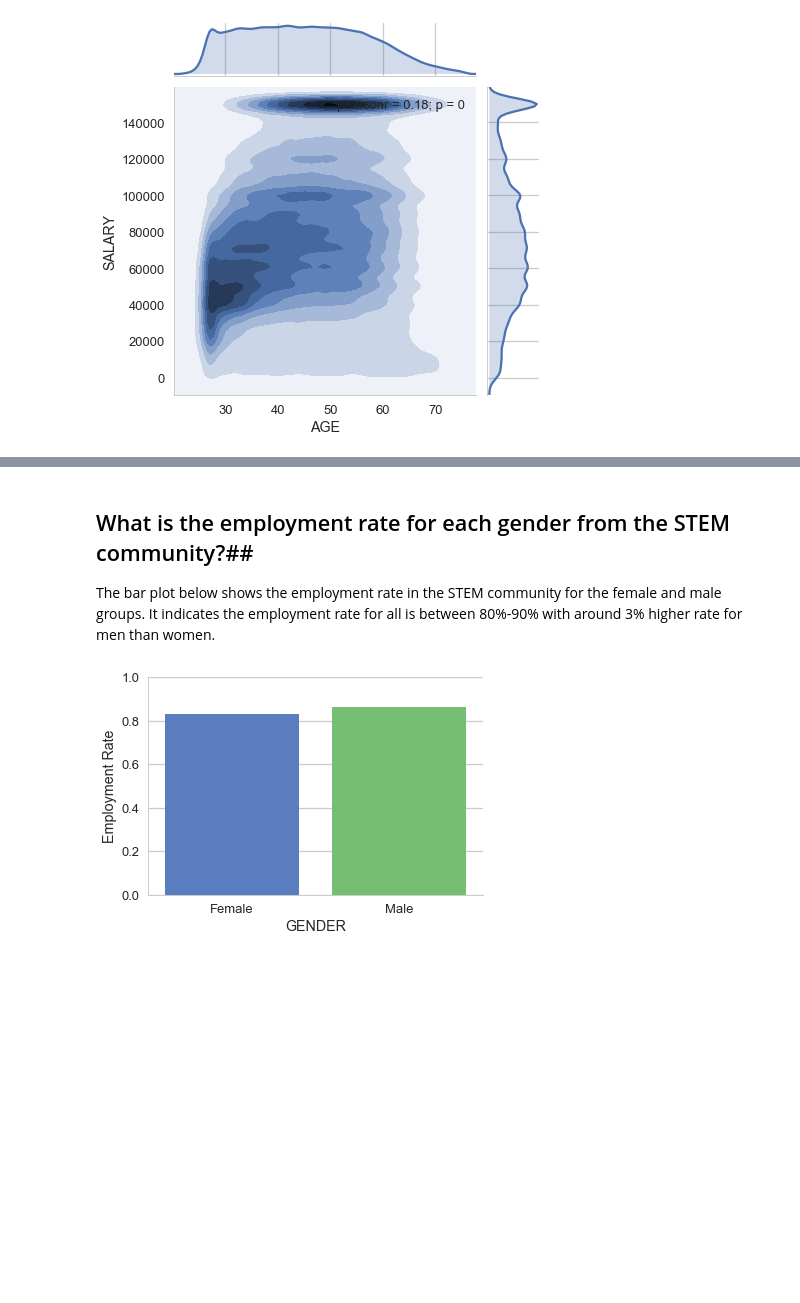
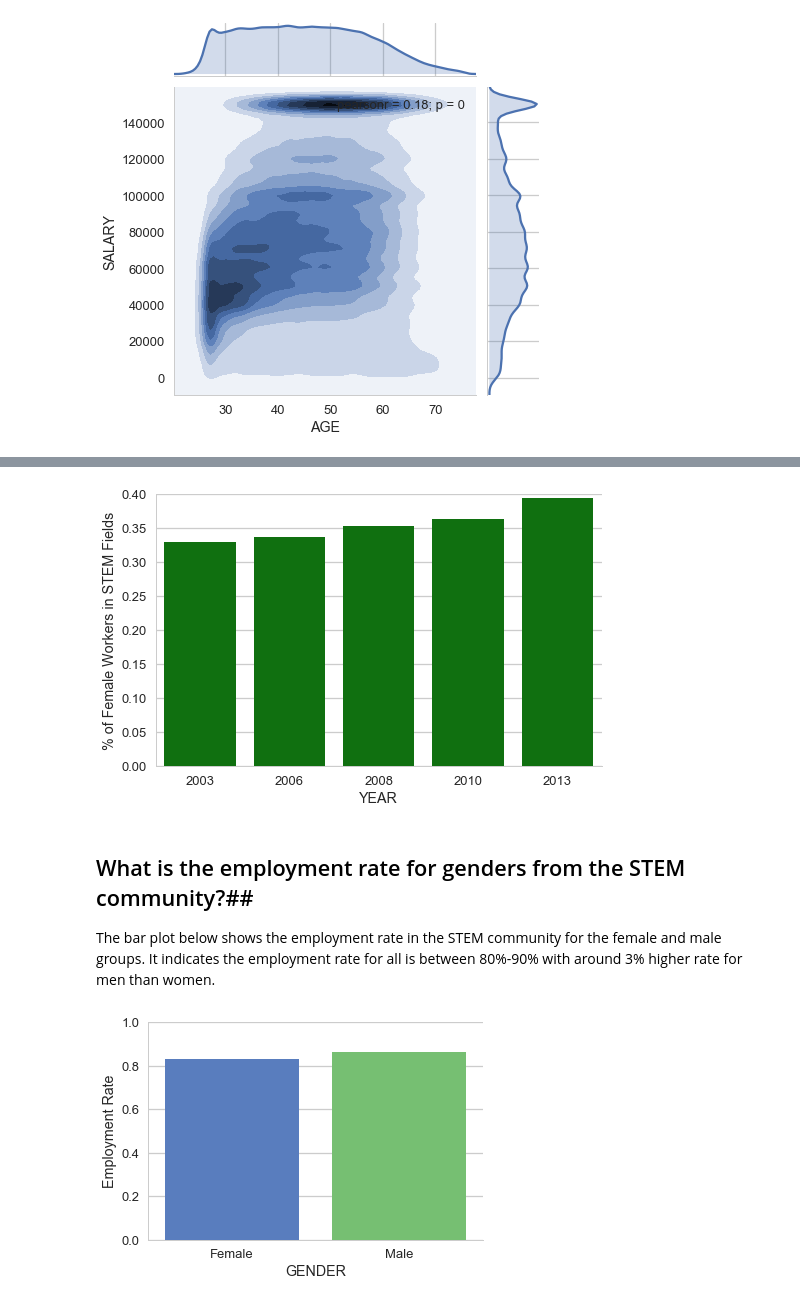
Before and after one commit to shuojiashi/women_in_stem, a Jupyter notebook: notebooks/HigherEdEDA_upload.ipynb, the cells around one changed output, grey strips where cells are left out. Cells and saved outputs as stored; diff of their text form; code cells hidden in the pictures; blank space fills up the shorter version.

Commit message:
change percentage plot

```diff
--- a/notebooks/HigherEdEDA_upload.ipynb
+++ b/notebooks/HigherEdEDA_upload.ipynb
@@ -111,3 +111,7 @@ df_SDR = df[(df['SAMPLE']==602) |(df['SAMPLE']==602) | (df['SAMPLE']==1002)]
 df_graduate = df[(df['DGRDG'] == 2) | (df['DGRDG'] == 3) | (df['DGRDG'] == 4)]
 df_dr = df[(df['DGRDG'] == 3) ]
 df_prof = df[(df['DGRDG'] == 4) ]
+# %%
+#a data frame only contains those employed in STEM fields
+df_stem = df[df['NOCPRMG']!=7]
+df_stem['NOCPRMG'].value_counts()
@@ -154,5 +160,15 @@ sns.despine()
+# %%
+plt.figure(figsize=(8,5))
+df_female_percentage = df_stem[df_stem['LFSTATS']=='Employed'].groupby('YEAR')['GENDERS'].value_counts(normalize=True).unstack().reset_index()
+sns.barplot(x='YEAR', y='Female', data = df_female_percentage, color="green")
+plt.xlabel('YEAR')
+plt.ylim([0,0.4])
+plt.ylabel('% of Female Workers in STEM Fields')
+sns.despine()
+# %% [output]
+[figure, added]
 # %% [markdown]
-## What is the employment rate for each gender from the STEM community?##
+## What is the employment rate for genders from the STEM community?##
 The bar plot below shows the employment rate in the STEM community for the female and male groups. It indicates the employment rate for all is between 80%-90% with around 3% higher rate for men than women.
 # %%
 df_gender_employ = df.groupby('GENDERS')['LFSTATS'].value_counts(normalize=True).unstack().reset_index()
```
Also changed, not shown: parts of 4 cells of this notebook.
